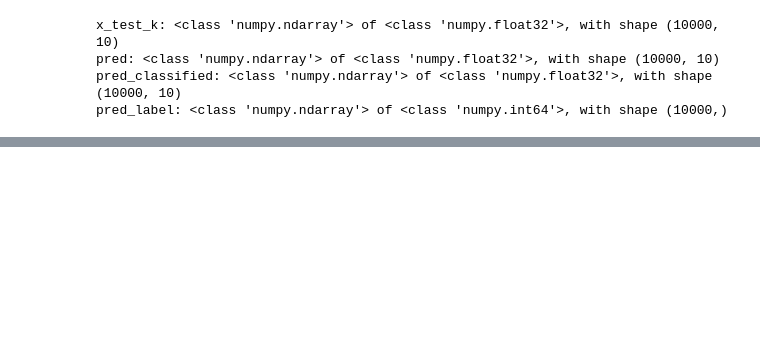
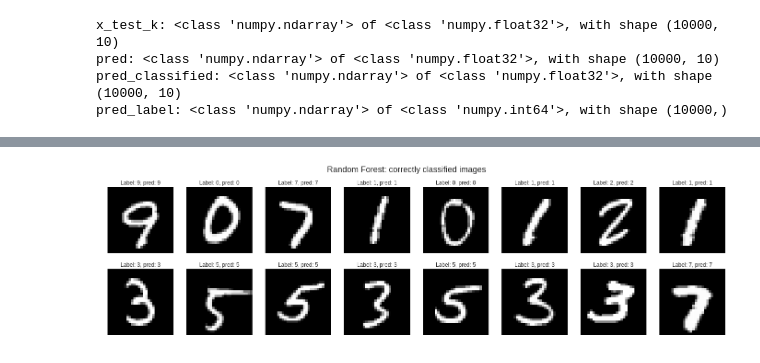
Before and after one commit to jahabdank/mnist-digit-classifiers, a Jupyter notebook: keras_mnist_digit_recognition.ipynb, the cells around one changed output, grey strips where cells are left out. Drawn from its saved outputs; the diff is of its cells as text; code cells hidden in the pictures; blank space fills up the shorter version.

```diff
--- a/keras_mnist_digit_recognition.ipynb
+++ b/keras_mnist_digit_recognition.ipynb
@@ -338,0 +398,4 @@ plotImagesByIndex(misclasified_indexes[np.random.choice(len(misclasified_indexes
+# %%
+model_rf = RandomForestClassifier(n_jobs = core_count, verbose = True, n_estimators = 20)
+# %%
+model_rf.fit(x_train_flat, y_train)
@@ -338,0 +417,3 @@ plotImagesByIndex(misclasified_indexes[np.random.choice(len(misclasified_indexes
+# %%
+pred_rf = model_rf.predict(x_test_flat)
+# use predict_proba to get the probabilities
@@ -338,0 +442,8 @@ plotImagesByIndex(misclasified_indexes[np.random.choice(len(misclasified_indexes
+# %%
+misclasified_indexes_rf = np.where((y_test != pred_rf))[0]
+clasified_indexes_rf = np.where((y_test == pred_rf))[0]
+# %%
+# Plot correctly classified images
+plotImagesByIndex(clasified_indexes_rf[np.random.choice(len(clasified_indexes_rf), size=sample_size, replace=False)], x_test, y_test, pred_rf, suptitle = 'Random Forest: correctly classified images')
+# %% [output]
+[figure, added]
```
Also changed, not shown: parts of 69 cells of this notebook.
